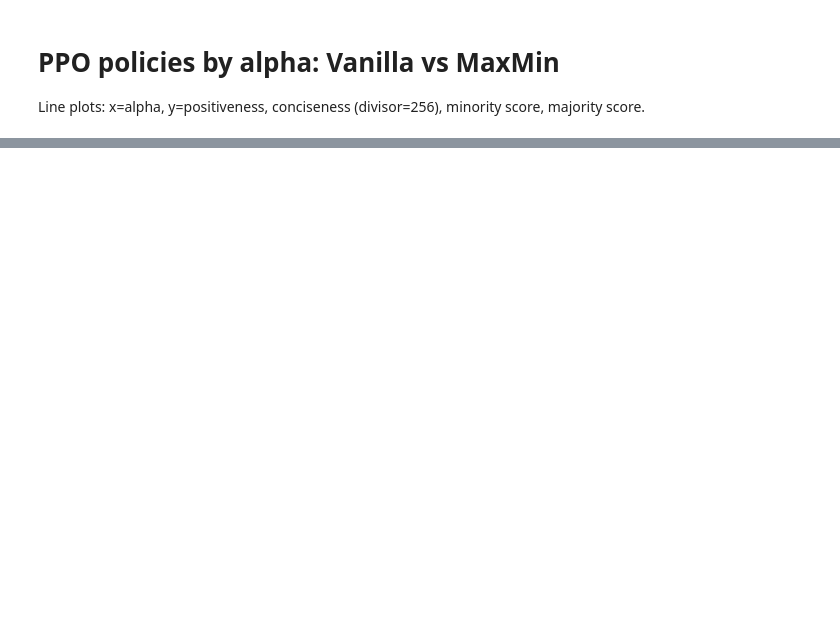
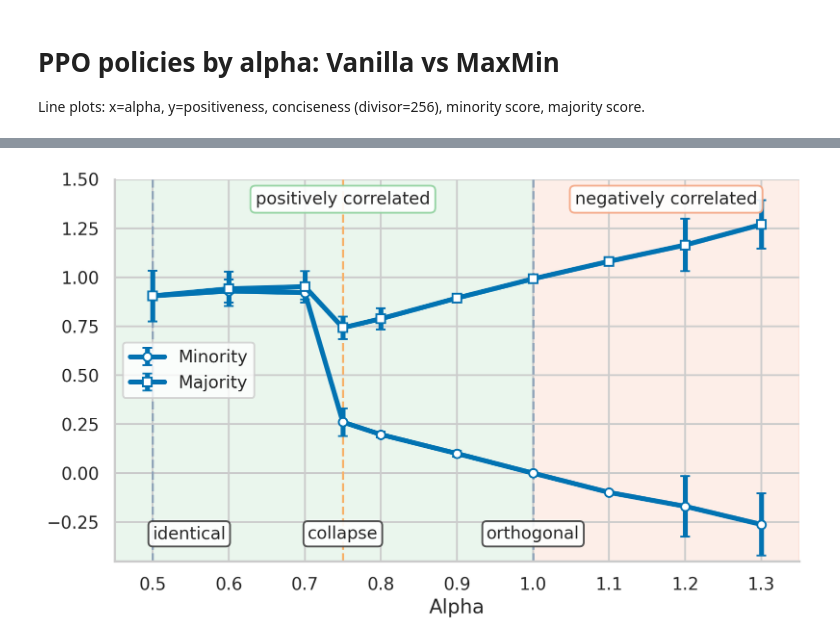
Before and after one commit to MINGXUAN99/fairness-rlhf, a Jupyter notebook: notebooks/analyze_ppo_by_alpha.ipynb, the cells around one changed output, grey strips where cells are left out. Drawn from its saved outputs; the diff is of its cells as text; code cells hidden in the pictures; blank space fills up the shorter version.

```diff
--- a/notebooks/analyze_ppo_by_alpha.ipynb
+++ b/notebooks/analyze_ppo_by_alpha.ipynb
@@ -182,0 +219,70 @@ else:
+# %%
+# Standalone minority/majority plot with alpha correlation regions
+fig, ax = plt.subplots(figsize=(9, 5.5), dpi=200)
+
+ax.axvspan(0.45, 1.0, color="#8fd19e", alpha=0.18, zorder=0)
+ax.axvspan(1.0, 1.35, color="#f4a582", alpha=0.18, zorder=0)
+ax.axvline(0.5, color="#8FA3B8", linestyle="--", linewidth=1.8, zorder=1)
+ax.axvline(0.75, color="#F6B26B", linestyle="--", linewidth=1.8, zorder=1)
+ax.axvline(1.0, color="#8FA3B8", linestyle="--", linewidth=1.8, zorder=1)
+
+series = [
+    ("vanilla", "minority_score", METHOD_COLORS["vanilla"], "o", "Minority"),
+    ("vanilla", "majority_score", METHOD_COLORS["vanilla"], "s", "Majority"),
+    # ("maxmin", "minority_score", METHOD_COLORS["maxmin"], "o", "MaxMin - Min."),
+    # ("maxmin", "majority_score", METHOD_COLORS["maxmin"], "s", "MaxMin - Maj."),
+    # ("pcgrad", "minority_score", METHOD_COLORS["pcgrad"], "o", "PCGrad - Min."),
+    # ("pcgrad", "majority_score", METHOD_COLORS["pcgrad"], "s", "PCGrad - Maj."),
+]
+
+for method, metric, color, marker, label in series:
+    sub = df_agg[df_agg["method"] == method].sort_values("alpha")
+    if len(sub):
+        yerr = 1.0 * sub[f"{metric}_std"].fillna(0)
+        ax.errorbar(
+            sub["alpha"], sub[metric], yerr=yerr,
+            fmt=f"{marker}-", color=color, label=label, capsize=4,
+            linewidth=4, markersize=7, markerfacecolor="white", markeredgewidth=1.5,
+            zorder=2,
+        )
+
+ax.text(
+    0.75, 0.97, "positively correlated", fontsize=14,
+    transform=ax.get_xaxis_transform(), ha="center", va="top", zorder=3,
+    bbox={"boxstyle": "round,pad=0.3", "facecolor": "white", "edgecolor": "#8fd19e", "alpha": 0.9},
+)
+ax.text(
+    1.175, 0.97, "negatively correlated", fontsize=14,
+    transform=ax.get_xaxis_transform(), ha="center", va="top", zorder=3,
+    bbox={"boxstyle": "round,pad=0.3", "facecolor": "white", "edgecolor": "#f4a582", "alpha": 0.9},
+)
+ax.text(
+    0.5, 0.05, "identical", fontsize=14,
+    transform=ax.get_xaxis_transform(), ha="left", va="bottom", rotation=0, zorder=3,
+    bbox={"boxstyle": "round,pad=0.25", "facecolor": "white", "edgecolor": "0.25", "alpha": 0.9},
+)
+ax.text(
+    1.0, 0.05, "orthogonal", fontsize=14,
+    transform=ax.get_xaxis_transform(), ha="center", va="bottom", rotation=0, zorder=3,
+    bbox={"boxstyle": "round,pad=0.25", "facecolor": "white", "edgecolor": "0.25", "alpha": 0.9},
+)
+
+ax.text(
+    0.75, 0.05, "collapse", fontsize=14,
+    transform=ax.get_xaxis_transform(), ha="center", va="bottom", rotation=0, zorder=3,
+    bbox={"boxstyle": "round,pad=0.25", "facecolor": "white", "edgecolor": "0.25", "alpha": 0.9},
+)
+
+ax.set_xlim(0.45, 1.35)
+ax.set_ylim(-0.45, 1.5)
+ax.set_xticks([0.5, 0.6, 0.7, 0.8, 0.9, 1.0, 1.1, 1.2, 1.3])
+ax.tick_params(axis='both', which='major', labelsize=14)
+ax.set_xlabel("Alpha", fontsize=16)
+# ax.set_ylabel("Policy performance")
+ax.legend(frameon=True, loc="center left", ncol=1, fontsize=14)
+sns.despine(ax=ax)
+plt.tight_layout()
+plt.savefig("ppo_by_alpha_vanilla.pdf", format="pdf", bbox_inches="tight", dpi=300)
+plt.show()
+# %% [output]
+[figure, added]
```
Also changed, not shown: parts of 11 cells of this notebook, 3 other files.
